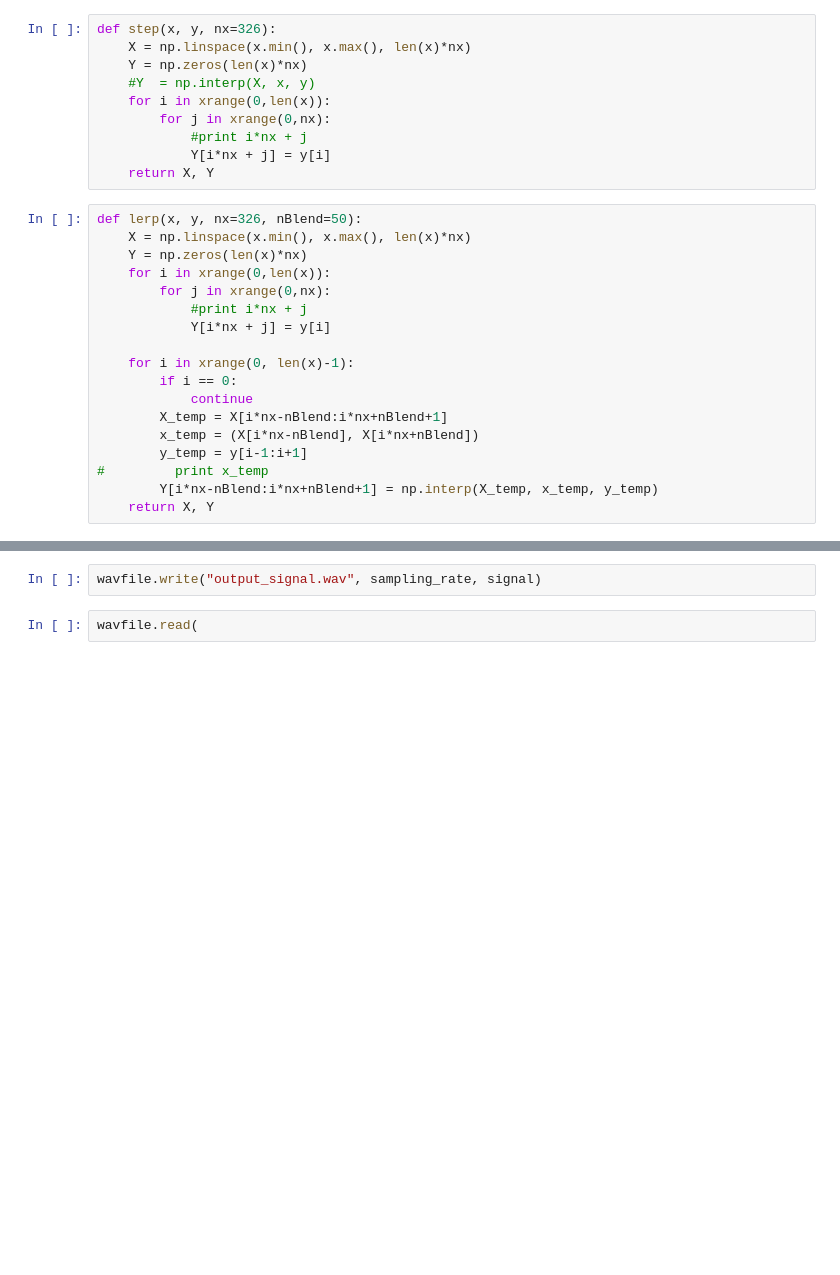
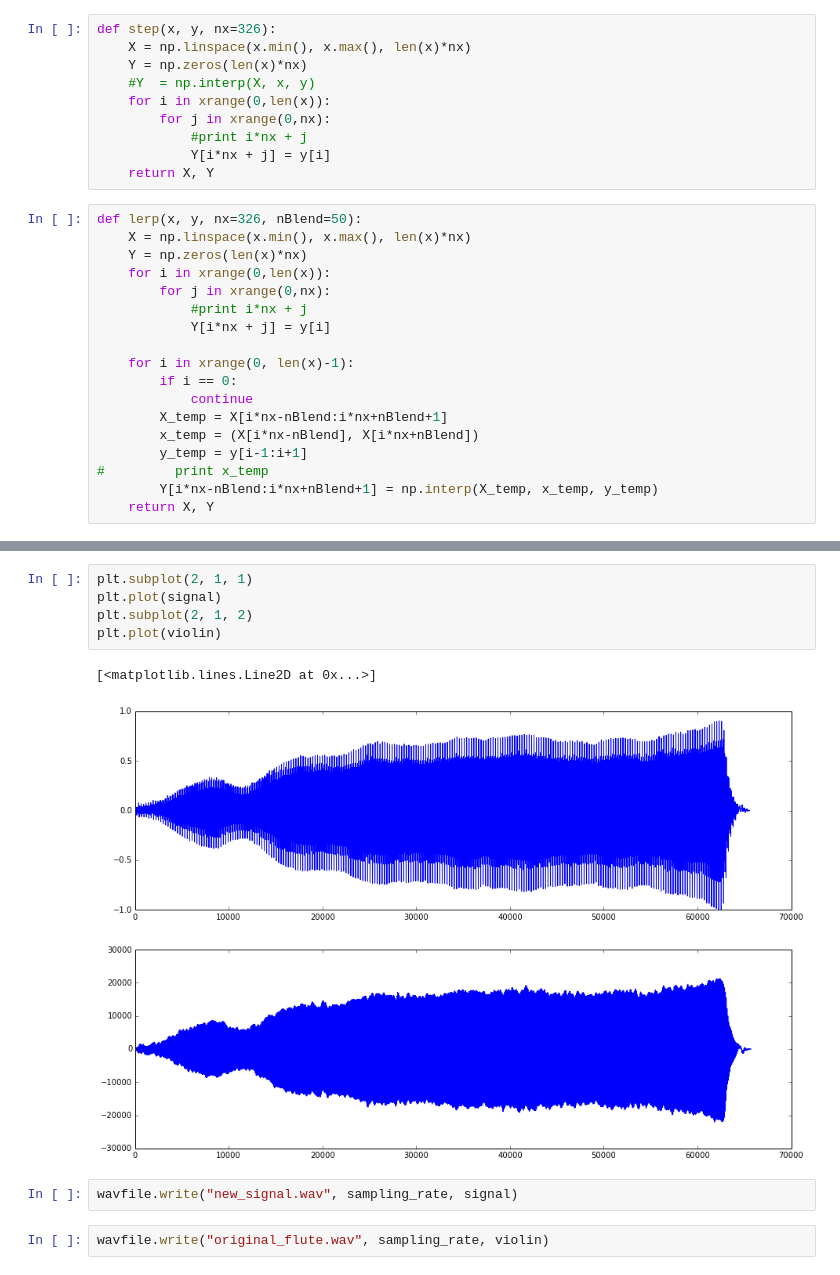
Before and after one commit to amygdalama/furrier-transform, a Jupyter notebook: furrier-transform.ipynb, the cells around one changed output, grey strips where cells are left out. Cells and saved outputs as stored; diff of their text form; blank space fills up the shorter version.

```diff
--- a/furrier-transform.ipynb
+++ b/furrier-transform.ipynb
@@ -164,4 +175,12 @@ signal = np.squeeze(np.asarray(signal))
+# %%
+plt.subplot(2, 1, 1)
+plt.plot(signal)
+plt.subplot(2, 1, 2)
+plt.plot(violin)
+# %% [output]
+[<matplotlib.lines.Line2D at 0x...>]
+[figure, added]
 # %%
-wavfile.write("output_signal.wav", sampling_rate, signal)
+wavfile.write("new_signal.wav", sampling_rate, signal)
-# %%
-wavfile.read(
+# %%
+wavfile.write("original_flute.wav", sampling_rate, violin)
```
Also changed, not shown: parts of 24 cells of this notebook, 6 other files.
